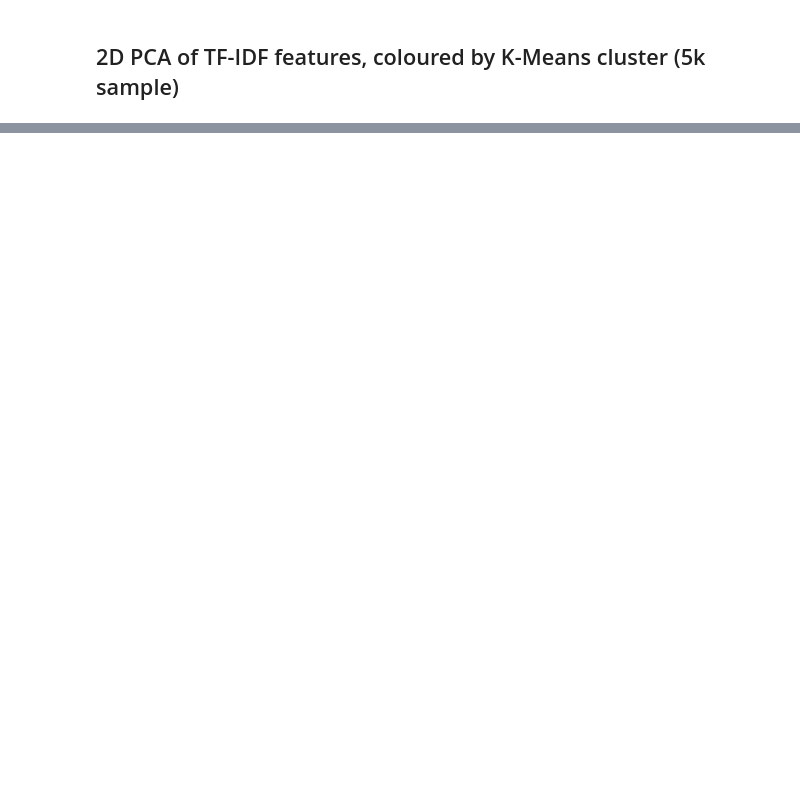
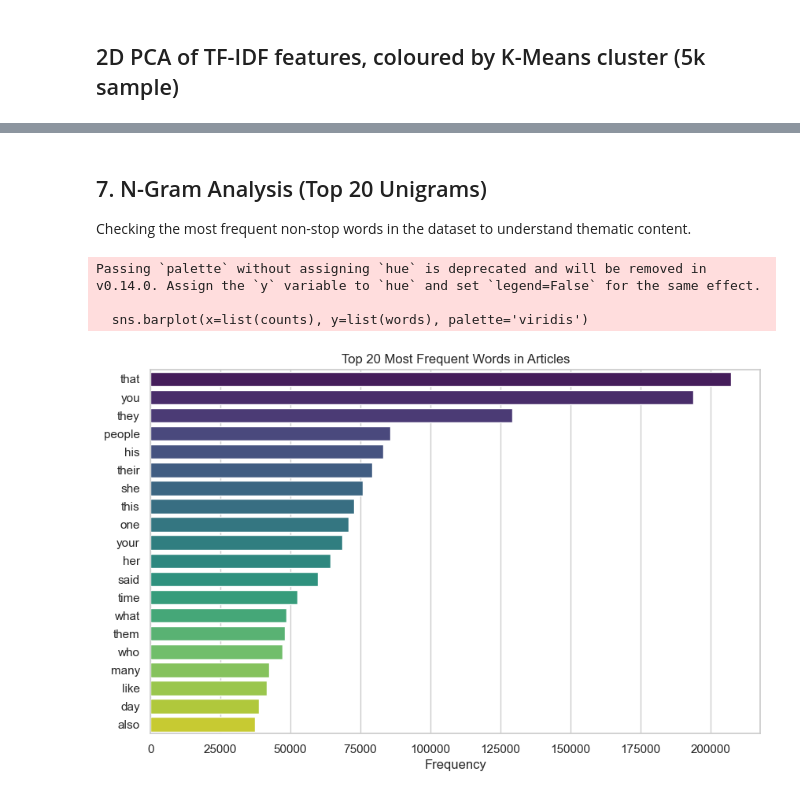
Before and after one commit to Hadeeed147/race-rc-project, a Jupyter notebook: notebooks/EDA.ipynb, the cells around one changed output, grey strips where cells are left out. Drawn from its saved outputs; the diff is of its cells as text; code cells hidden in the pictures; blank space fills up the shorter version.

```diff
--- a/notebooks/EDA.ipynb
+++ b/notebooks/EDA.ipynb
@@ -254,0 +255,28 @@ plt.show()
+# %% [markdown]
+## 7. N-Gram Analysis (Top 20 Unigrams)
+Checking the most frequent non-stop words in the dataset to understand thematic content.
+# %%
+from collections import Counter
+import re
+
+def get_top_n_words(corpus, n=20):
+    # Simple regex tokenizer
+    words = re.findall(r'\w+', " ".join(corpus).lower())
+    # Basic stop words filter
+    stop_words = {'the', 'a', 'an', 'and', 'or', 'but', 'if', 'then', 'else', 'of', 'at', 'by', 'for', 'with', 'about', 'against', 'between', 'into', 'through', 'during', 'before', 'after', 'above', 'below', 'to', 'from', 'up', 'down', 'in', 'out', 'on', 'off', 'over', 'under', 'again', 'further', 'then', 'once', 'here', 'there', 'when', 'where', 'why', 'how', 'all', 'any', 'both', 'each', 'few', 'more', 'most', 'other', 'some', 'such', 'no', 'nor', 'not', 'only', 'own', 'same', 'so', 'than', 'too', 'very', 's', 't', 'can', 'will', 'just', 'don', 'should', 'now', 'is', 'are', 'was', 'were', 'be', 'been', 'being', 'have', 'has', 'had', 'having', 'do', 'does', 'did', 'doing'}
+    filtered_words = [w for w in words if w not in stop_words and len(w) > 2]
+    return Counter(filtered_words).most_common(n)
+
+top_article_words = get_top_n_words(train_df['article'].astype(str).tolist())
+words, counts = zip(*top_article_words)
+
+plt.figure(figsize=(10, 6))
+sns.barplot(x=list(counts), y=list(words), palette='viridis')
+plt.title('Top 20 Most Frequent Words in Articles')
+plt.xlabel('Frequency')
+plt.show()
+# %% [output]
+Passing `palette` without assigning `hue` is deprecated and will be removed in v0.14.0. Assign the `y` variable to `hue` and set `legend=False` for the same effect.
+
+  sns.barplot(x=list(counts), y=list(words), palette='viridis')
+[figure, added]
```
Also changed, not shown: parts of 13 cells of this notebook, 33 other files.
